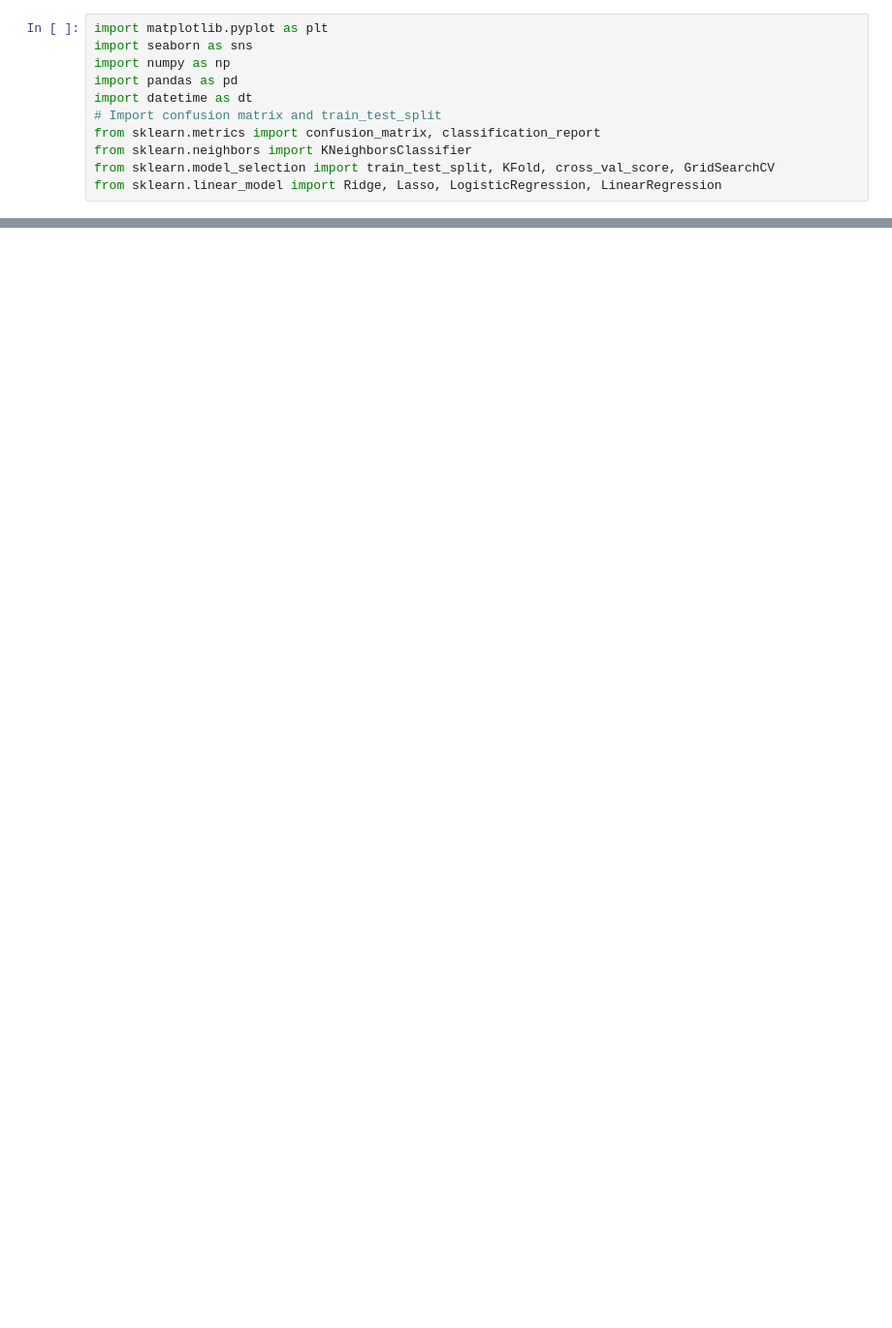
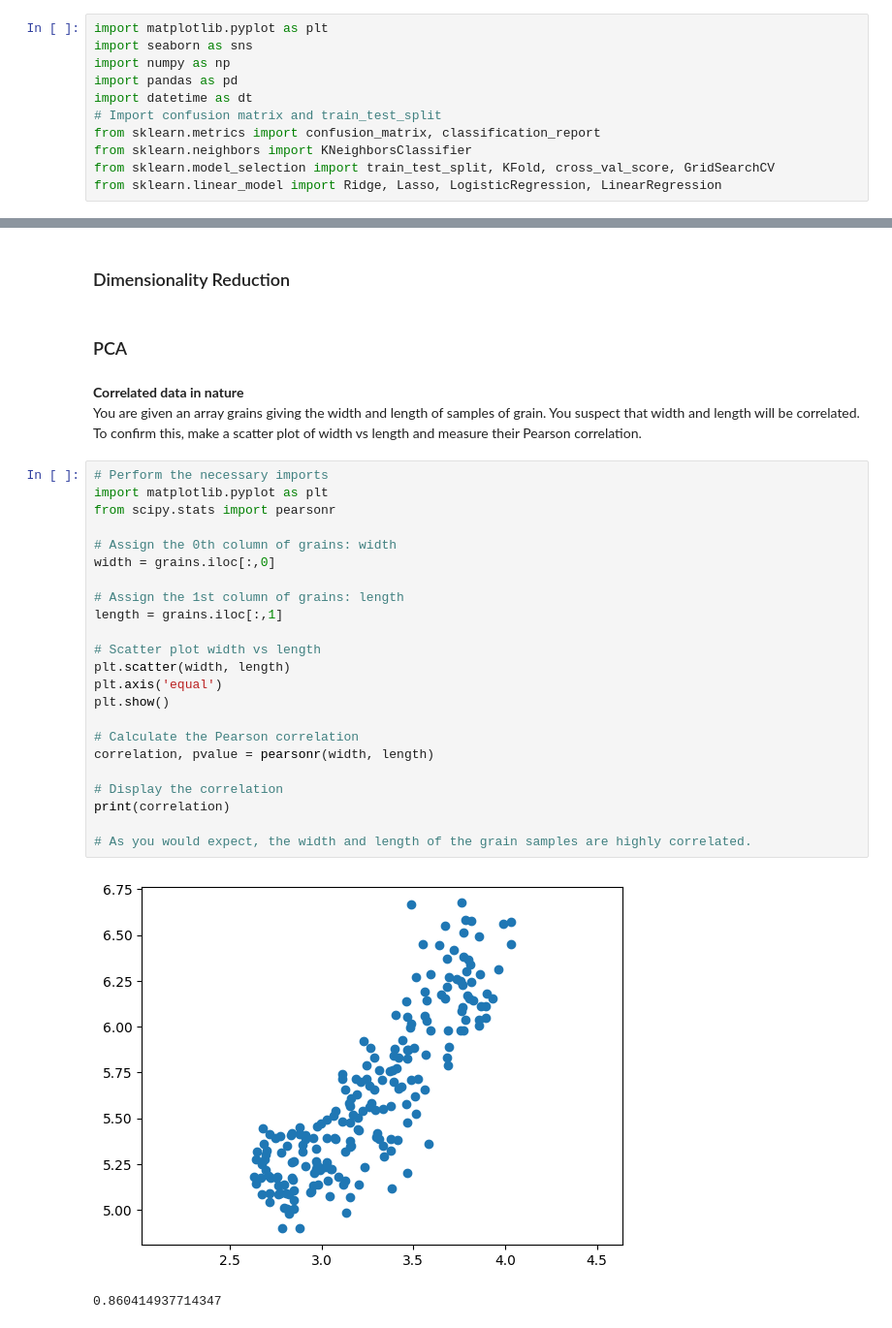
Before and after one commit to Rohanrathod7/my-ds-labs, a Jupyter notebook: 34_Unsupervised_Learning_in_Python/03_Decorrelating_Your_Data_and_Dimension_Reduction.ipynb, the cells around one changed output, grey strips where cells are left out. Shown at 97% size. Drawn from its saved outputs; the diff is of its cells as text; blank space fills up the shorter version.

```diff
--- a/34_Unsupervised_Learning_in_Python/03_Decorrelating_Your_Data_and_Dimension_Reduction.ipynb
+++ b/34_Unsupervised_Learning_in_Python/03_Decorrelating_Your_Data_and_Dimension_Reduction.ipynb
@@ -440,0 +74,33 @@ Tuned Logistic Regression Parameters: {'logreg__C': np.float64(1.0), 'logreg__so
+# %% [markdown]
+### Dimensionality Reduction
+# %% [markdown]
+### PCA
+# %% [markdown]
+**Correlated data in nature**
+You are given an array grains giving the width and length of samples of grain. You suspect that width and length will be correlated. To confirm this, make a scatter plot of width vs length and measure their Pearson correlation.
+# %%
+# Perform the necessary imports
+import matplotlib.pyplot as plt
+from scipy.stats import pearsonr
+
+# Assign the 0th column of grains: width
+width = grains.iloc[:,0]
+
+# Assign the 1st column of grains: length
+length = grains.iloc[:,1]
+
+# Scatter plot width vs length
+plt.scatter(width, length)
+plt.axis('equal')
+plt.show()
+
+# Calculate the Pearson correlation
+correlation, pvalue = pearsonr(width, length)
+
+# Display the correlation
+print(correlation)
+
+# As you would expect, the width and length of the grain samples are highly correlated.
+# %% [output]
+[figure, added]
+0.860414937714347
```
Also changed, not shown: parts of 39 cells of this notebook.
